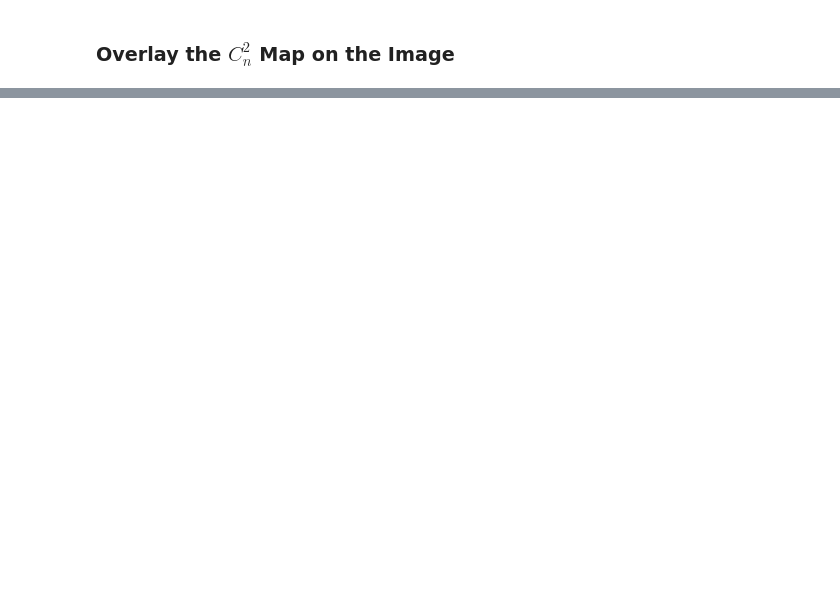
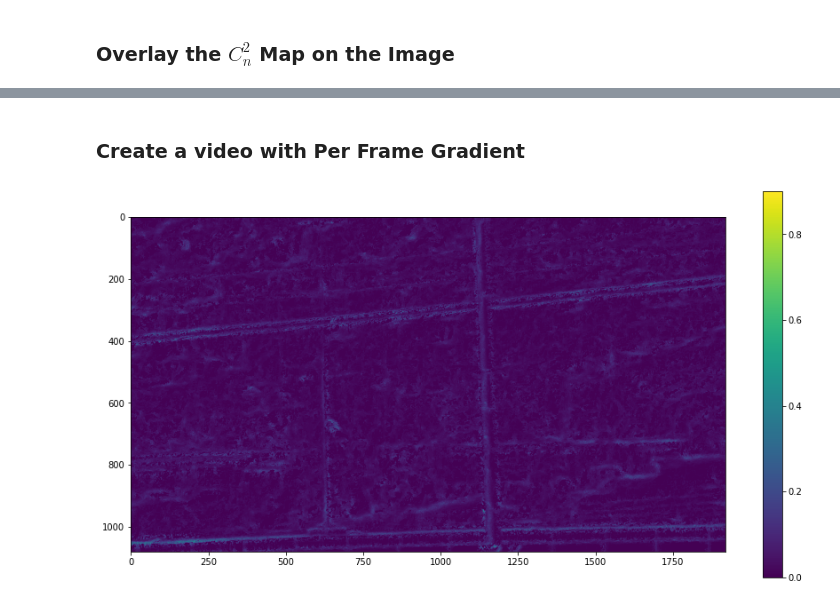
Before and after one commit to Riponcs/Turbulence-Strength-Estimation-from-Images, a Jupyter notebook: Cn2_Map.ipynb, the cells around one changed output, grey strips where cells are left out. Cells and saved outputs as stored; diff of their text form; code cells hidden in the pictures; blank space fills up the shorter version.

Commit message:
Create Per Frame Cn2 Map

```diff
--- a/Cn2_Map.ipynb
+++ b/Cn2_Map.ipynb
@@ -107,0 +110,39 @@ plt.show()
+# %% [markdown]
+### Create a video with Per Frame Gradient
+# %%
+sigma_I = np.std(video, axis=0)
+
+cn2_pred = []
+
+for i in range(video.shape[0]):
+    Grad_mag = imgradient(video[i])
+    Grad_mag[Grad_mag < Grad_mag.max()/100] = np.nan
+    Cn_sqr_mn = np.divide((np.dot(PFOV**2, D**(1/3)) * sigma_I**2), (Grad_mag*float(L)*float(P)))
+    cn2_pred.append(Cn_sqr_mn)
+# %%
+# Create the Overlay video and save it
+from skimage import color
+result = cv2.VideoWriter('filename.avi', cv2.VideoWriter_fourcc(*'MJPG'), 10, (1920,1080))
+for i in tqdm(range(len(video))):
+    frame = Normalize(video[i])                     # (1080, 1920, 3)
+    cmap = cn2_pred[i]
+    cmap = np.nan_to_num(cmap, nan=0)**0.5          # (1080, 1920, 3)
+    cmap = Normalize(cmap)
+    # overlay = np.mean(Normalize(cmap), axis=2)
+
+    img_hsv = color.rgb2hsv(frame)
+    color_mask_hsv = color.rgb2hsv(cmap)
+
+    # Replace the hue and saturation of the original image
+    # with that of the color mask
+    alpha = 1
+    img_hsv[..., 0] = color_mask_hsv[..., 1]
+    img_hsv[..., 1] = color_mask_hsv[..., 2] * alpha
+    img_masked = color.hsv2rgb(img_hsv)
+
+    result.write((img_masked[:,:,::-1]*255).astype(np.uint8))
+result.release()
+# %%
+plt.imshow(cmap[:,:,1]), plt.colorbar(), plt.show();
+# %% [output]
+[figure, added]
```
Also changed, not shown: parts of 10 cells of this notebook.
